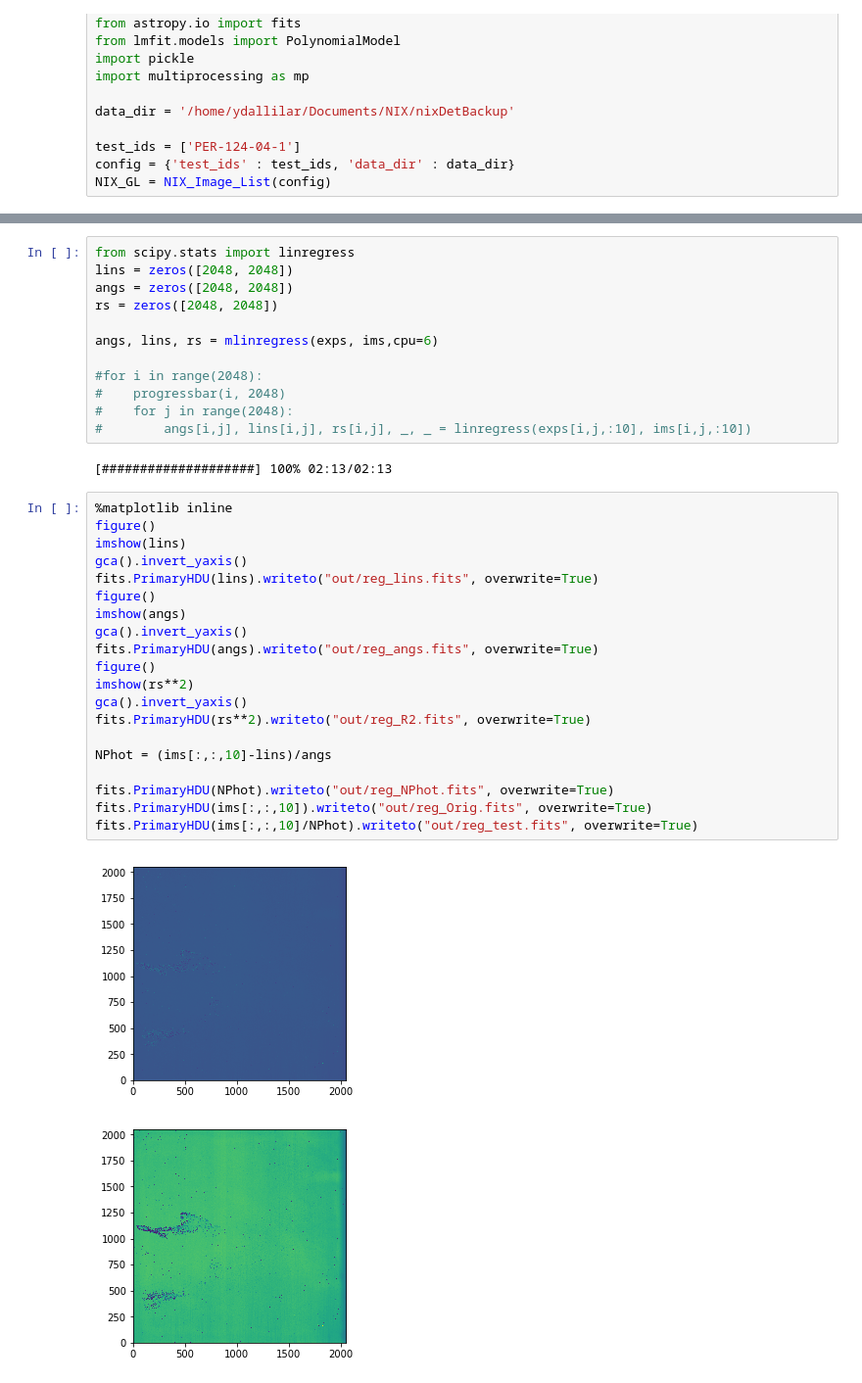
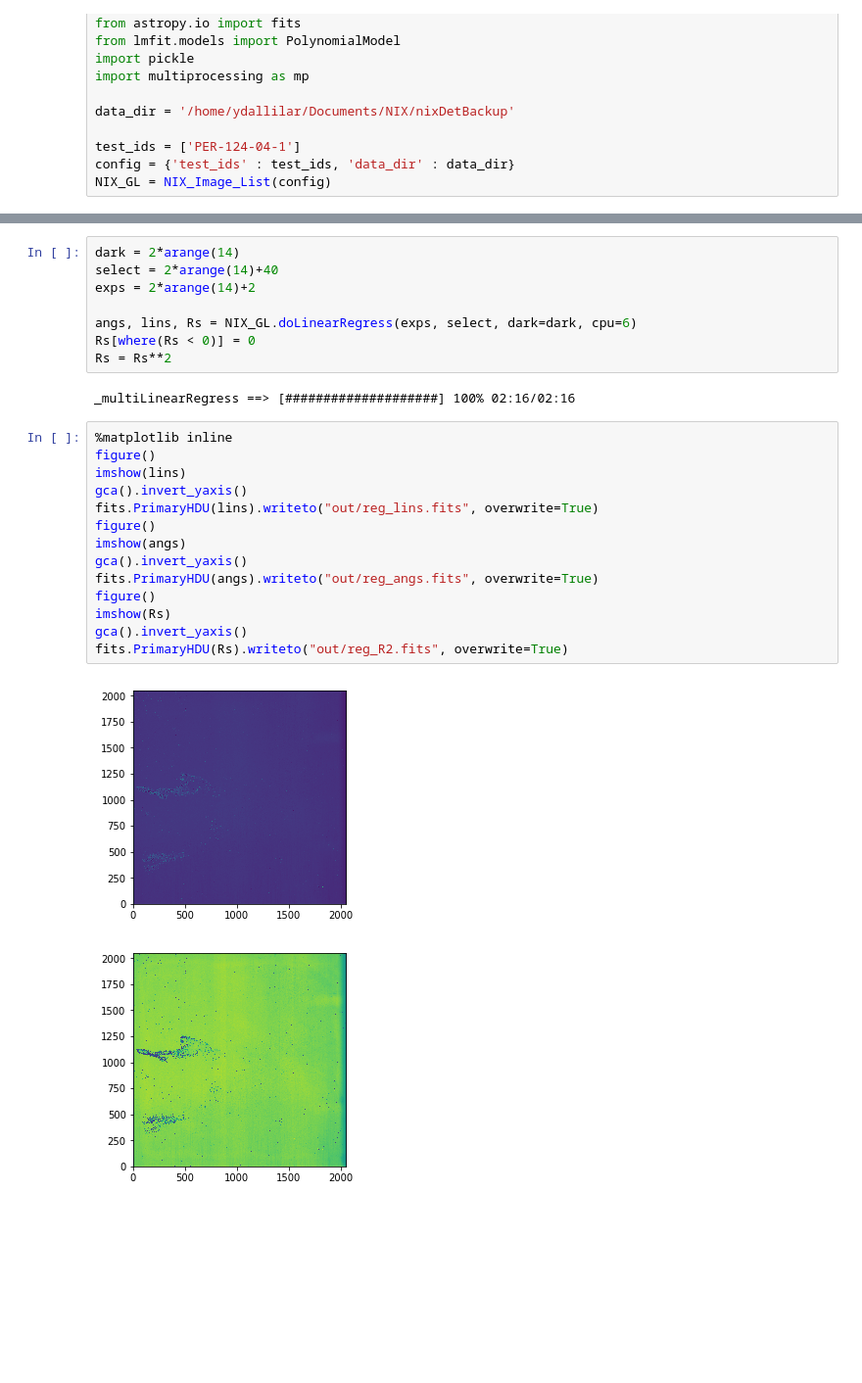
Before and after one commit to pssncp142/NIX_Testing, a Jupyter notebook: workdir/MessingAround.ipynb, the cells around one changed output, grey strips where cells are left out. Shown at 98% size. Cells and saved outputs as stored; diff of their text form; blank space fills up the shorter version.

```diff
--- a/workdir/MessingAround.ipynb
+++ b/workdir/MessingAround.ipynb
@@ -67,37 +18,27 @@ print amax(hist)
-# %%
-from scipy.stats import linregress
-lins = zeros([2048, 2048])
-angs = zeros([2048, 2048])
-rs = zeros([2048, 2048])
-
-angs, lins, rs = mlinregress(exps, ims,cpu=6)
-
-#for i in range(2048):
-#    progressbar(i, 2048)
-#    for j in range(2048):
-#        angs[i,j], lins[i,j], rs[i,j], _, _ = linregress(exps[i,j,:10], ims[i,j,:10])
-# %% [output]
-[####################] 100% 02:13/02:13
+# %%
+dark = 2*arange(14)
+select = 2*arange(14)+40
+exps = 2*arange(14)+2
+
+angs, lins, Rs = NIX_GL.doLinearRegress(exps, select, dark=dark, cpu=6)
+Rs[where(Rs < 0)] = 0
+Rs = Rs**2
+# %% [output]
+_multiLinearRegress ==> [####################] 100% 02:16/02:16
 # %%
 %matplotlib inline
 figure()
 imshow(lins)
 gca().invert_yaxis()
 fits.PrimaryHDU(lins).writeto("out/reg_lins.fits", overwrite=True)
 figure()
 imshow(angs)
 gca().invert_yaxis()
 fits.PrimaryHDU(angs).writeto("out/reg_angs.fits", overwrite=True)
 figure()
-imshow(rs**2)
+imshow(Rs)
 gca().invert_yaxis()
-fits.PrimaryHDU(rs**2).writeto("out/reg_R2.fits", overwrite=True)
-
-NPhot = (ims[:,:,10]-lins)/angs
-
-fits.PrimaryHDU(NPhot).writeto("out/reg_NPhot.fits", overwrite=True)
-fits.PrimaryHDU(ims[:,:,10]).writeto("out/reg_Orig.fits", overwrite=True)
-fits.PrimaryHDU(ims[:,:,10]/NPhot).writeto("out/reg_test.fits", overwrite=True)
+fits.PrimaryHDU(Rs).writeto("out/reg_R2.fits", overwrite=True)
 # %% [output]
-[figure, old version]
+[figure, new version]
-[figure, old version]
+[figure, new version]
```
Also changed, not shown: parts of 8 cells of this notebook.
